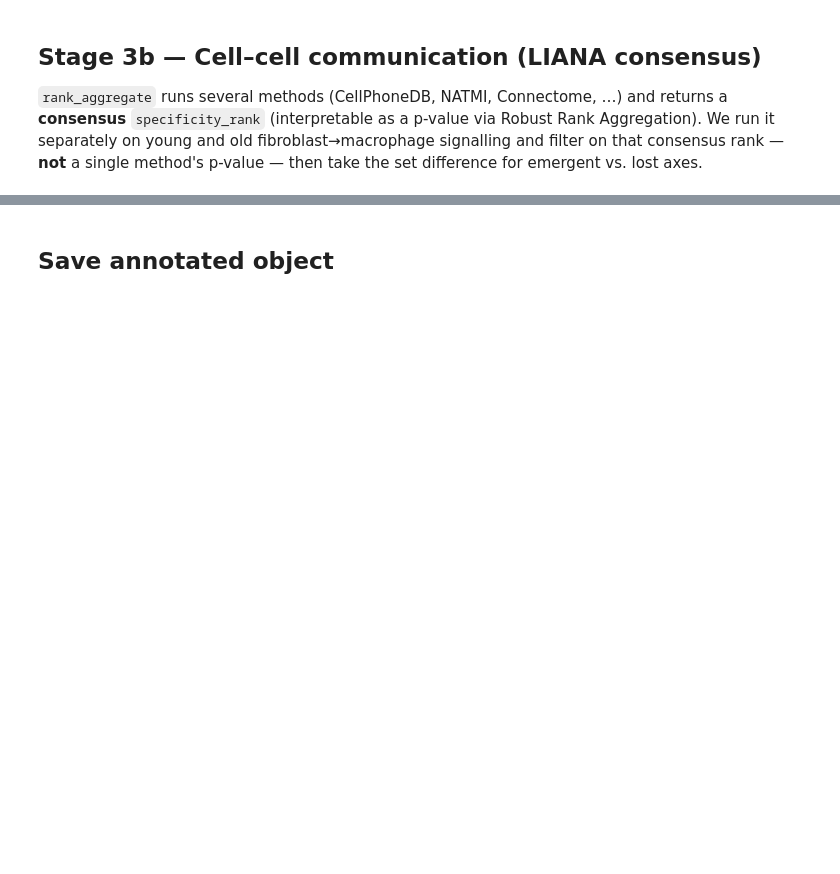
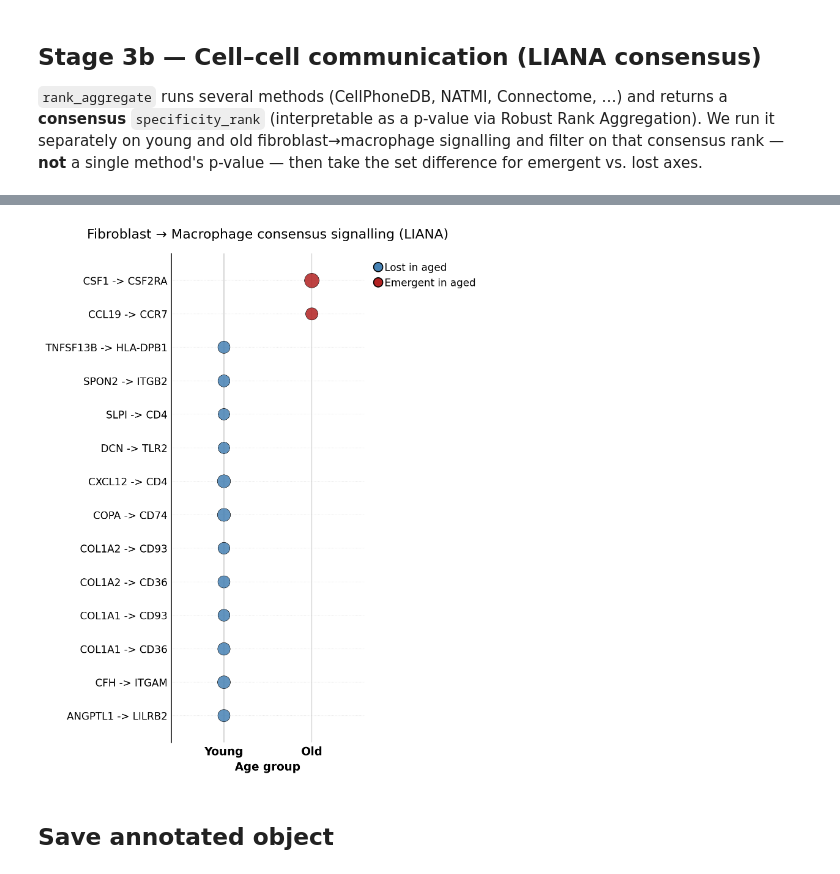
Before and after one commit to DimiChatzipavlis/Transcriptomic-Analysis-and-Predicted-Fibroblast-Macrophage-Communication-in-Aging-Human-Skin, a Jupyter notebook: skin_aging_optimised.ipynb, the cells around one changed output, grey strips where cells are left out. Saved outputs shown, nothing was run; the diff lists cells and outputs as text; code cells hidden in the pictures; blank space fills up the shorter version.

```diff
--- a/skin_aging_optimised.ipynb
+++ b/skin_aging_optimised.ipynb
@@ -565,3 +566,49 @@ Lost in aged skin:
+# %%
+# === Stage 3b figure - LIANA Fibroblast->Macrophage consensus dotplot ===
+# Renders the age-altered axes from the `y` (young) and `o` (old) consensus
+# tables computed above: "lost" axes are significant in young only, "emergent"
+# axes in old only. Dot size encodes consensus strength = -log10(specificity_rank).
+# Run this AFTER the LIANA cell; saves figures/liana_dotplot.png for the report.
+import numpy as np
+import matplotlib.pyplot as plt
+from matplotlib.lines import Line2D
+
+ys  = y.set_index("interaction")["specificity_rank"].astype(float)
+os_ = o.set_index("interaction")["specificity_rank"].astype(float)
+ys  = ys[~ys.index.duplicated()]
+os_ = os_[~os_.index.duplicated()]
+
+axes_order  = lost + emergent                      # blue (lost) block, then red (emergent)
+is_emergent = set(emergent)
+
+fig, ax = plt.subplots(figsize=(5.4, 0.42 * max(len(axes_order), 1) + 1.2))
+for yi, inter in enumerate(axes_order):
+    for xi, tbl in [(0, ys), (1, os_)]:
+        if inter in tbl.index:
+            strength = -np.log10(max(float(tbl.loc[inter]), 1e-6))
+            ax.scatter(xi, yi, s=30 + 70 * strength,
+                       color="firebrick" if inter in is_emergent else "steelblue",
+                       edgecolor="black", linewidth=0.4, alpha=0.85, zorder=3)
+
+ax.set_xticks([0, 1]); ax.set_xticklabels(["Young", "Old"])
+ax.set_yticks(range(len(axes_order))); ax.set_yticklabels(axes_order)
+ax.set_xlim(-0.6, 1.6); ax.set_ylim(-0.8, len(axes_order) - 0.2)
+ax.set_xlabel("Age group")
+ax.set_title("Fibroblast -> Macrophage consensus signalling (LIANA)")
+ax.grid(axis="y", linestyle=":", linewidth=0.4, alpha=0.6)
+ax.legend(handles=[
+    Line2D([0], [0], marker="o", color="w", markerfacecolor="steelblue",
+           markeredgecolor="k", markersize=9, label="Lost in aged"),
+    Line2D([0], [0], marker="o", color="w", markerfacecolor="firebrick",
+           markeredgecolor="k", markersize=9, label="Emergent in aged")],
+    frameon=False, bbox_to_anchor=(1.02, 1), loc="upper left")
+plt.tight_layout()
+plt.savefig("figures/liana_dotplot.png", dpi=200, bbox_inches="tight")
+plt.savefig("figures/liana_dotplot.pdf", bbox_inches="tight")
+plt.show()
+print(f"Saved figures/liana_dotplot.png  ({len(emergent)} emergent, {len(lost)} lost axes)")
+# %% [output]
+[figure, added]
 # %% [markdown]
 ## Save annotated object
 # %%
```
Also changed, not shown: parts of 10 cells of this notebook.
